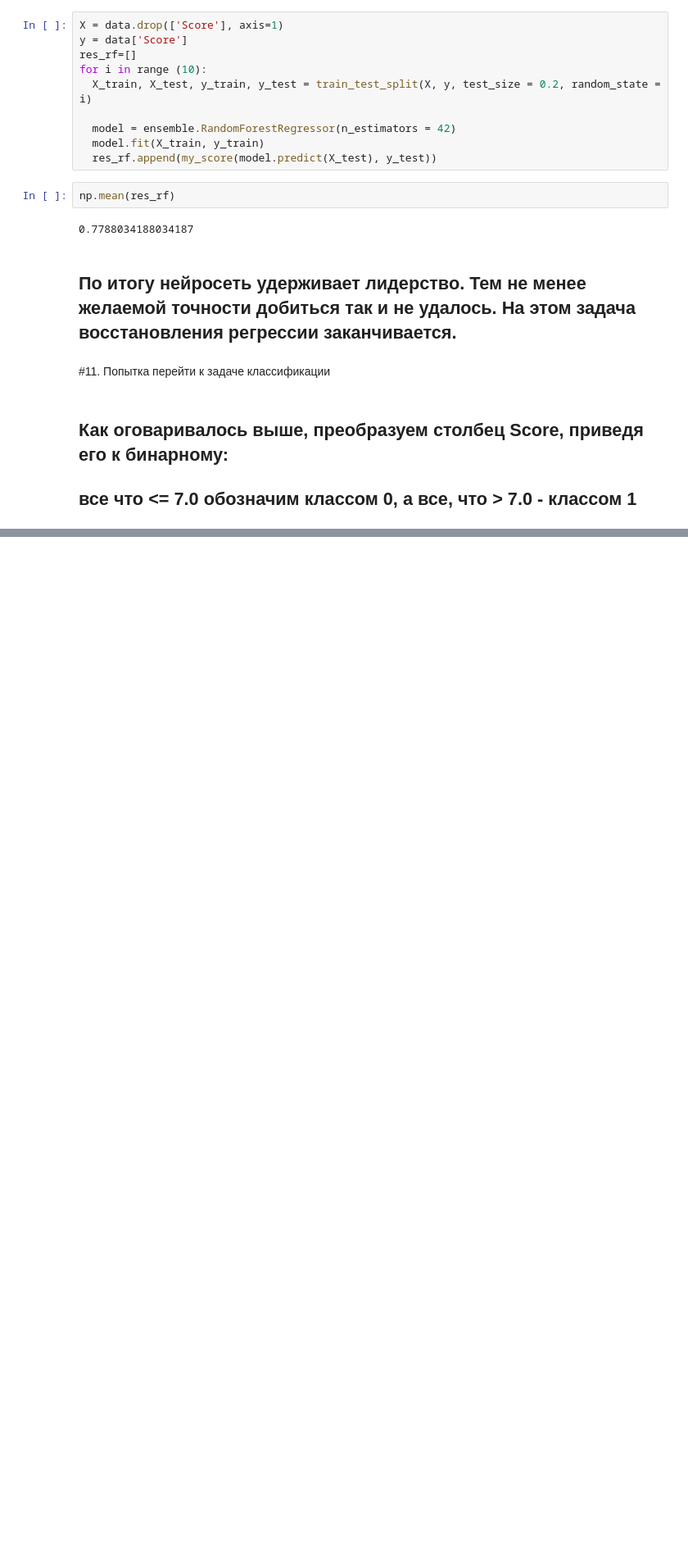
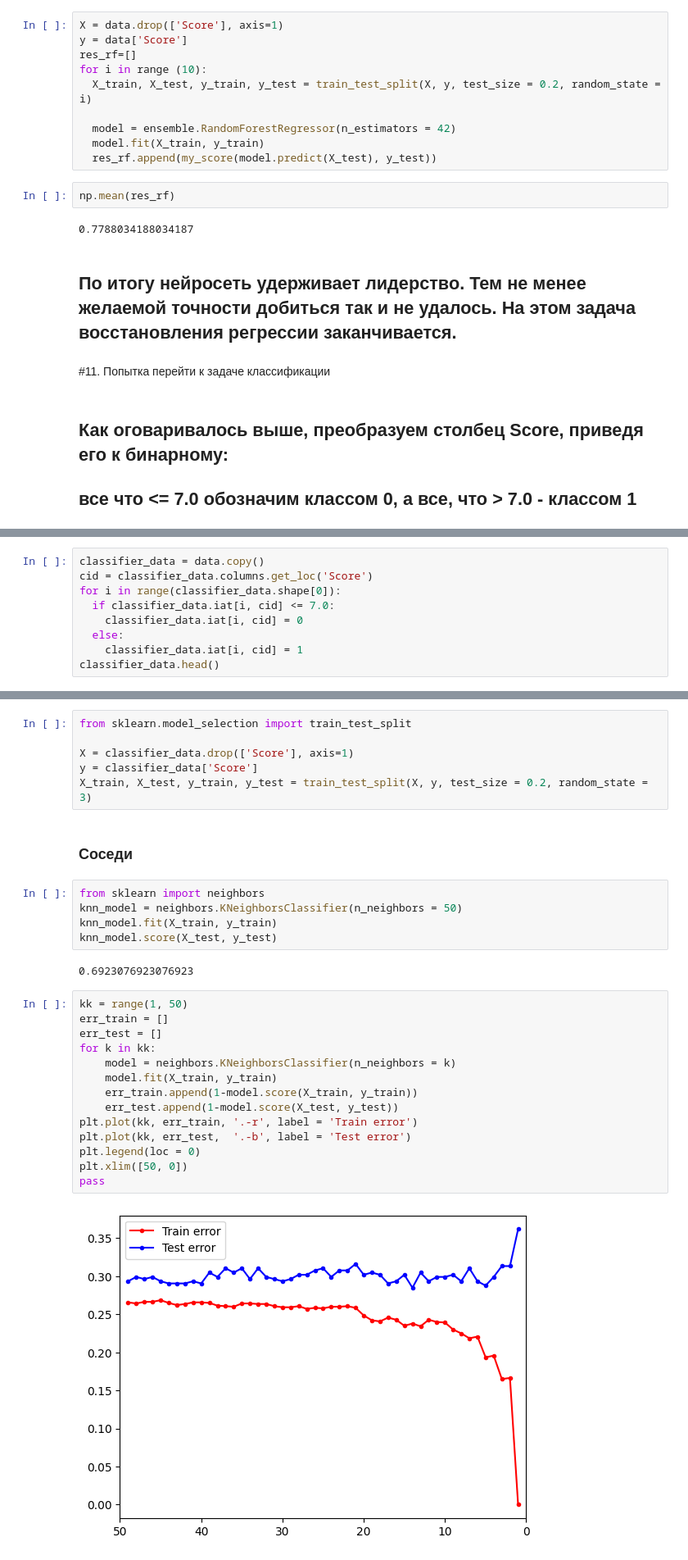
Before and after one commit to KimNikita/machine-learning-practice, a Jupyter notebook: Anime rating prediction.ipynb, the cells around one changed output, grey strips where cells are left out. Shown at 82% size. Drawn from its saved outputs; the diff is of its cells as text; blank space fills up the shorter version.

```diff
--- a/Anime rating prediction.ipynb
+++ b/Anime rating prediction.ipynb
@@ -989,0 +988,9 @@ np.mean(res_rf)
+# %%
+classifier_data = data.copy()
+cid = classifier_data.columns.get_loc('Score')
+for i in range(classifier_data.shape[0]):
+  if classifier_data.iat[i, cid] <= 7.0:
+    classifier_data.iat[i, cid] = 0
+  else:
+    classifier_data.iat[i, cid] = 1
+classifier_data.head()
@@ -989,0 +1005,31 @@ np.mean(res_rf)
+# %%
+from sklearn.model_selection import train_test_split
+
+X = classifier_data.drop(['Score'], axis=1)
+y = classifier_data['Score']
+X_train, X_test, y_train, y_test = train_test_split(X, y, test_size = 0.2, random_state = 3)
+# %% [markdown]
+### Соседи
+# %%
+from sklearn import neighbors
+knn_model = neighbors.KNeighborsClassifier(n_neighbors = 50)
+knn_model.fit(X_train, y_train)
+knn_model.score(X_test, y_test)
+# %% [output]
+0.6923076923076923
+# %%
+kk = range(1, 50)
+err_train = []
+err_test = []
+for k in kk:
+    model = neighbors.KNeighborsClassifier(n_neighbors = k)
+    model.fit(X_train, y_train)
+    err_train.append(1-model.score(X_train, y_train))
+    err_test.append(1-model.score(X_test, y_test))
+plt.plot(kk, err_train, '.-r', label = 'Train error')
+plt.plot(kk, err_test,  '.-b', label = 'Test error')
+plt.legend(loc = 0)
+plt.xlim([50, 0])
+pass
+# %% [output]
+[figure, added]
```
Also changed, not shown: parts of 23 cells of this notebook.
